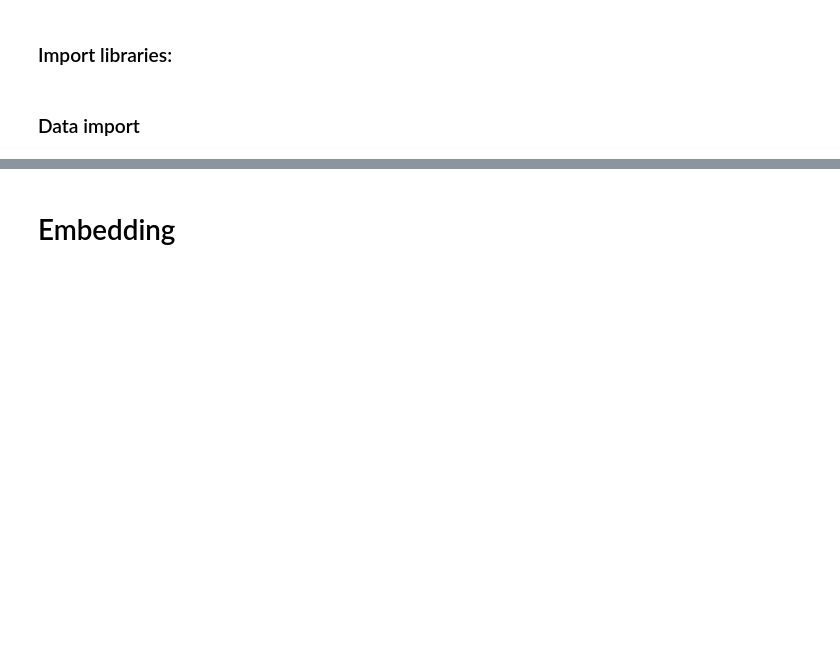
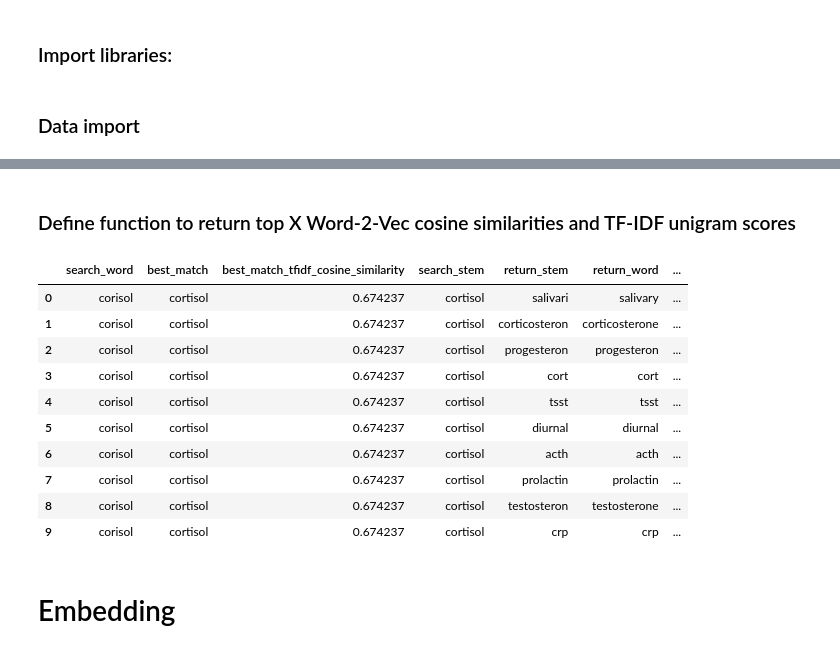
Before and after one commit to chris-kelly/health_marketplace_nlp, a Jupyter notebook: embedding_tests.ipynb, the cells around one changed output, grey strips where cells are left out. Drawn from its saved outputs; the diff is of its cells as text; code cells hidden in the pictures; blank space fills up the shorter version.

Commit message:
cosine matching for words

```diff
--- a/embedding_tests.ipynb
+++ b/embedding_tests.ipynb
@@ -27,0 +242,11 @@ corpus_concat = list(map(lambda x: ' '.join(x), corpus))
+# %%
+# df['stem_concat'] = list(map(lambda x: ' '.join(x), df['stem']))
+unique_words = list(set([item for sublist in df.clean for item in sublist]))
+tf_idf_c = TfidfVectorizer(analyzer='char', ngram_range=(1,3)) # norm=None # IF WANT ACTUAL WORD COUNTS, RATHER THAN L2
+tf_idf_c_m = tf_idf_c.fit_transform(unique_words)
+# %%
+def tfidf_c_cosim_function(tf_idf_fit, tf_idf_matrix, vectorized_string = 'steril'):
+    vectorized_string = tf_idf_fit.transform([vectorized_string])
+    cos_sim_matrix = tf_idf_matrix.multiply(vectorized_string).sum(axis = 1)
+    X = {'return_string': unique_words[cos_sim_matrix.argmax()], 'return_cosine_similarity': cos_sim_matrix.max()}
+    return(X)
@@ -27,0 +259,7 @@ corpus_concat = list(map(lambda x: ' '.join(x), corpus))
+# %%
+# VECTORIZE WORDS USING WORD-2-VEC
+# model = w2v(df['clean'], size=100, window=5, min_count=1, workers=4)
+model = w2v(df['stem'], size=100, window=5, min_count=1, workers=4)
+word_vectors = model.wv
+# %% [markdown]
+### Define function to return top X Word-2-Vec cosine similarities and TF-IDF unigram scores
@@ -28,3 +284,35 @@ corpus_concat = list(map(lambda x: ' '.join(x), corpus))
+# %%
+def search_nonexact_similar(word = 'taus-29', number_matches = 10):
+    df_sim = pd.DataFrame(columns = ['search_word', 'best_match', 'best_match_tfidf_cosine_similarity', 'search_stem', 'return_stem', 'return_word', 'w2v_cosine_similarity', 'total_docs_inc', 'total_tf', 'avg_nonzero_tf', 'idf', 'avg_nonzero_tfidf'])
+    best_match = tfidf_c_cosim_function(tf_idf_c,tf_idf_c_m, word)
+    word_to_search = stem_to_word[best_match['return_string']]
+    similarity = dict(model.wv.similar_by_vector(word_to_search, topn = number_matches))
+    for i in range(number_matches):
+        token_to_search = list(similarity.keys())[i]
+        X = [list(stem_to_word.keys())[list(stem_to_word.values()).index(token_to_search)]]
+        df_sim.loc[i, ['search_word'
+                       , 'best_match', 'best_match_tfidf_cosine_similarity'
+                       , 'search_stem', 'return_stem', 'return_word'
+                       , 'w2v_cosine_similarity']] = \
+        [word, best_match['return_string'], best_match['return_cosine_similarity'], word_to_search, token_to_search, X[0], list(similarity.values())[i]]
+        df_sim.loc[i,list(df_vocab.columns)] = df_vocab.loc[df_vocab.index == token_to_search,:].values
+    # # X = [list(stem_to_word.keys())[list(stem_to_word.values()).index(token_to_search)]]
+    # # X
+    return(df_sim)
+# %%
+search_nonexact_similar('corisol', number_matches = 10)
+# %% [output]
+|  | search_word | best_match | best_match_tfidf_cosine_similarity | search_stem | return_stem | return_word | ... |
+| 0 | corisol | cortisol | 0.674237 | cortisol | salivari | salivary | ... |
+| 1 | corisol | cortisol | 0.674237 | cortisol | corticosteron | corticosterone | ... |
+| 2 | corisol | cortisol | 0.674237 | cortisol | progesteron | progesteron | ... |
+| 3 | corisol | cortisol | 0.674237 | cortisol | cort | cort | ... |
+| 4 | corisol | cortisol | 0.674237 | cortisol | tsst | tsst | ... |
+| 5 | corisol | cortisol | 0.674237 | cortisol | diurnal | diurnal | ... |
+| 6 | corisol | cortisol | 0.674237 | cortisol | acth | acth | ... |
+| 7 | corisol | cortisol | 0.674237 | cortisol | prolactin | prolactin | ... |
+| 8 | corisol | cortisol | 0.674237 | cortisol | testosteron | testosterone | ... |
+| 9 | corisol | cortisol | 0.674237 | cortisol | crp | crp | ... |
 # %% [markdown]
 # Embedding
 # %% [markdown]
```
Also changed, not shown: parts of 22 cells of this notebook.
